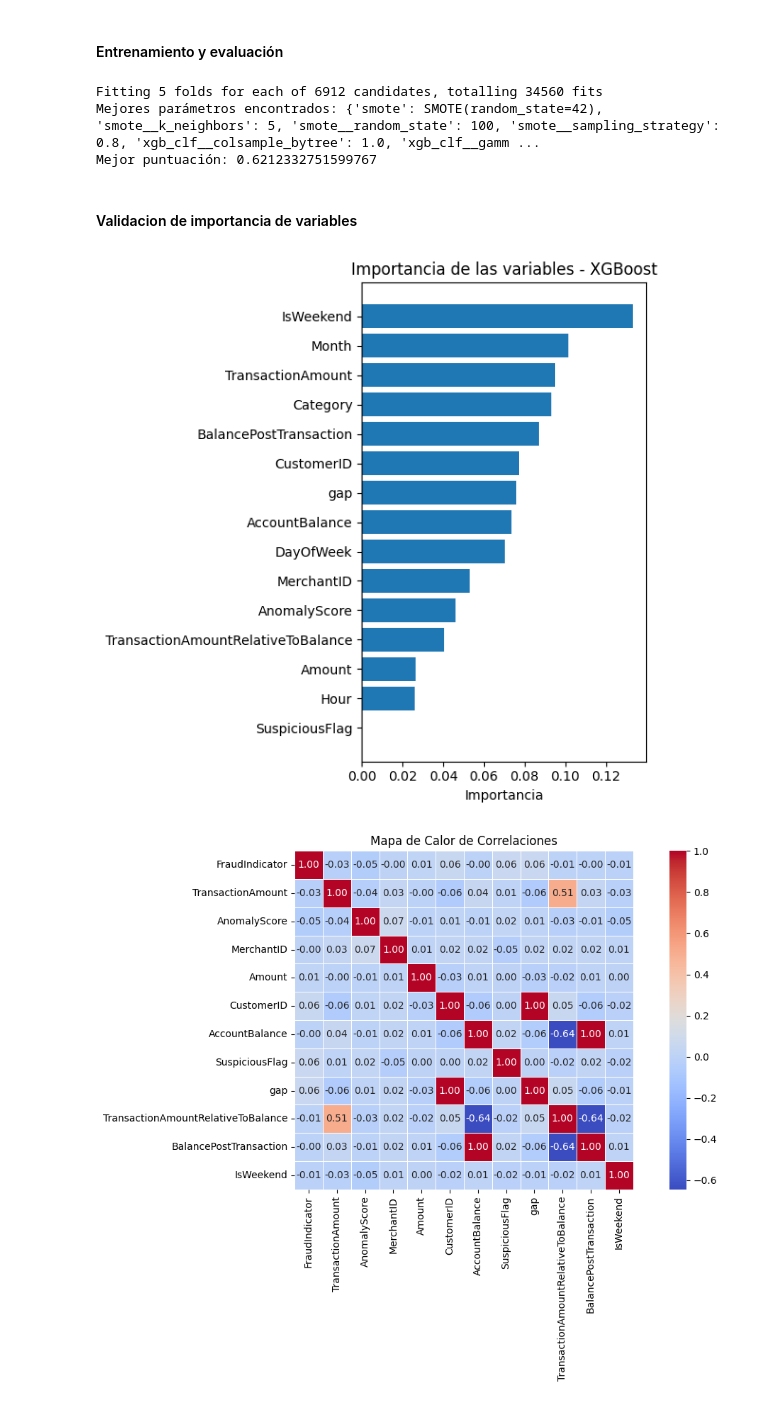
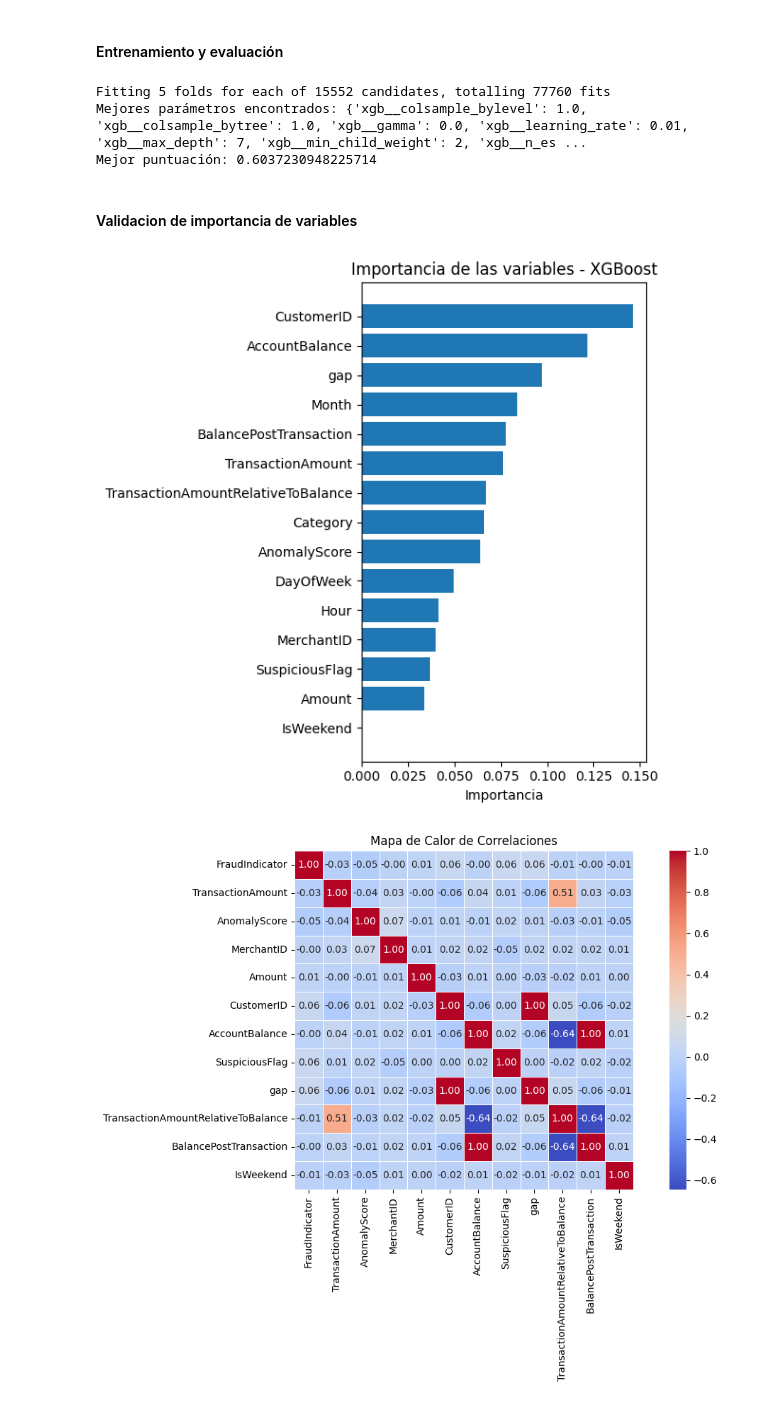
Before and after one commit to Camilabperez/Deteccion-fraude-ML, a Jupyter notebook: training/fraud-detection.ipynb, the cells around one changed output. Drawn from its saved outputs; the diff is of its cells as text; code cells hidden in the pictures.

Commit message:
mejor xgboost

```diff
--- a/training/fraud-detection.ipynb
+++ b/training/fraud-detection.ipynb
@@ -812,9 +923,24 @@ if CARGA_MFLOW:
 # %% [markdown]
 #### Definición de configuraciones y parametros
 # %%
+from collections import Counter
+from xgboost import XGBClassifier
+
+# Calcula el peso
+counts = Counter(y_data)
+neg, pos = counts[0], counts[1]
+ratio = neg / pos
+
 pipeline_xgb = Pipeline([
-    ('smote', SMOTE(random_state=42)),
-    ('xgb_clf', XGBClassifier(use_label_encoder=False, eval_metric='logloss'))
- ])
+    ('scaler', StandardScaler()),
+    ('smt',   SMOTETomek(random_state=42)),
+    #('smote', SMOTE()),
+    ('xgb', XGBClassifier(
+        use_label_encoder=False,
+        eval_metric='logloss',
+        scale_pos_weight=ratio,
+        random_state=42
+    ))
+])
 
 skf_xgb = StratifiedKFold(n_splits=5, shuffle=True, random_state=42)
@@ -881,7 +1033,7 @@ param_grid_xgb_final = {
 #### Entrenamiento y evaluación
 # %%
 grid_search_xgb = GridSearchCV(estimator=pipeline_xgb,
-                            param_grid=param_grid_xgb_2,
+                            param_grid=param_grid_xgb_next,
                             scoring=scoring,
                             refit='auc',
                             cv= skf_xgb,
@@ -898,28 +1050,28 @@ print("Mejor puntuación:", grid_search_xgb.best_score_)
 results_df = pd.DataFrame(grid_search_xgb.cv_results_)
 results_df.to_csv("resultados/xgboost_gridsearch_results.csv", index=False, sep='|', decimal=',')
 # %% [output]
-Fitting 5 folds for each of 6912 candidates, totalling 34560 fits
-Mejores parámetros encontrados: {'smote': SMOTE(random_state=42), 'smote__k_neighbors': 5, 'smote__random_state': 100, 'smote__sampling_strategy': 0.8, 'xgb_clf__colsample_bytree': 1.0, 'xgb_clf__gamm ...
-Mejor puntuación: 0.6212332751599767
+Fitting 5 folds for each of 15552 candidates, totalling 77760 fits
+Mejores parámetros encontrados: {'xgb__colsample_bylevel': 1.0, 'xgb__colsample_bytree': 1.0, 'xgb__gamma': 0.0, 'xgb__learning_rate': 0.01, 'xgb__max_depth': 7, 'xgb__min_child_weight': 2, 'xgb__n_es ...
+Mejor puntuación: 0.6037230948225714
 # %% [markdown]
 #### Validacion de importancia de variables
 # %%
 import matplotlib.pyplot as plt
 best_pipeline = grid_search_xgb.best_estimator_
 
-importances = best_pipeline.named_steps['xgb_clf'].feature_importances_
+importances = best_pipeline.named_steps['xgb'].feature_importances_
 features = x_data.columns
 sorted_idx = importances.argsort()
 
 plt.figure(figsize=(6,6))
 plt.barh(range(len(features)), importances[sorted_idx])
 plt.yticks(range(len(features)), features[sorted_idx])
 plt.xlabel("Importancia")
 plt.title("Importancia de las variables - XGBoost")
 plt.tight_layout()
 plt.show()
 # %% [output]
-[figure, old version]
+[figure, new version]
 # %%
 import seaborn as sns
 import matplotlib.pyplot as plt
```
Also changed, not shown: parts of 15 cells of this notebook.
